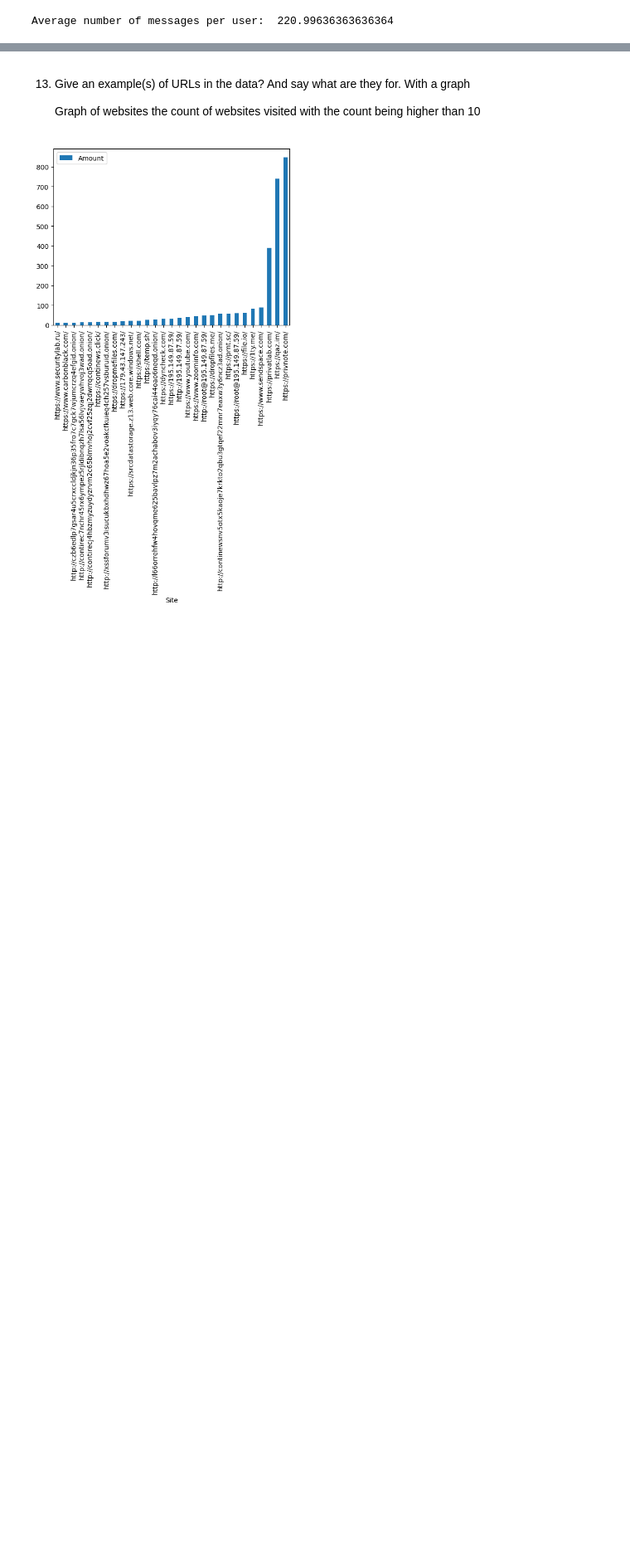
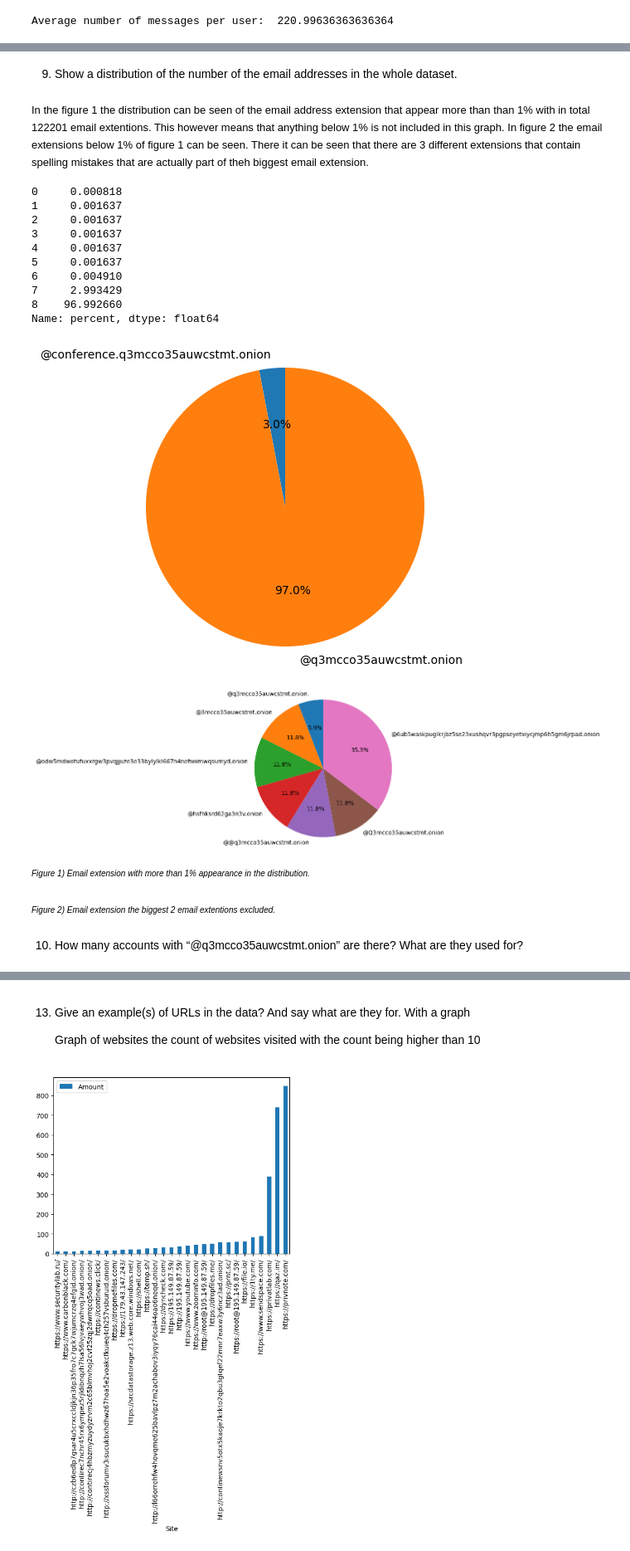
Before and after one commit to nagham-mekky/ForensicsAssignment3, a Jupyter notebook: Assignment3.ipynb, the cells around one changed output, grey strips where cells are left out. Shown: that part at 83% size. Saved outputs shown, nothing was run; the diff lists cells and outputs as text; code cells hidden in the pictures; blank space fills up the shorter version.

```diff
--- a/Assignment3.ipynb
+++ b/Assignment3.ipynb
@@ -125,0 +128,50 @@ Average number of messages per user:  220.99636363636364
+# %% [markdown]
+9) Show a distribution of the number of the email addresses in the whole dataset.
+# %% [markdown]
+<font size=2>
+In the figure 1 the distribution can be seen of the email address extension that appear more than than 1% with in total 122201 email extentions. This however means that anything below 1% is not included in this graph. In figure 2 the email extensions below 1% of figure 1 can be seen. There it can be seen that there are 3 different extensions that contain spelling mistakes that are actually part of theh biggest email extension.</font>
+# %%
+# read the csv file and set ";" to be the seperator
+df = pd.read_csv("EmailExtention.csv", sep=";")
+df2 = df.copy(deep=True)
+
+df['percent'] = (df['amount'] / df['amount'].sum()) * 100
+
+print(df['percent'])
+
+df = df[df.percent > 1]
+
+fig1, ax1 = plt.subplots()
+ax1.pie(df['percent'], labels=df['extention'], autopct='%1.1f%%', startangle=90)
+ax1.axis('equal')  # Equal aspect ratio ensures that pie is drawn as a circle.
+#plt.show()
+
+df2 = df2.drop(df2.index[len(df2)-1])
+df2 = df2.drop(df2.index[len(df2)-1])
+
+df2['percent'] = (df2['amount'] / df2['amount'].sum()) * 100
+
+fig2, ax2 = plt.subplots()
+ax2.pie(df2['percent'], labels=df2['extention'], autopct='%1.1f%%', startangle=90)
+ax2.axis('equal')  # Equal aspect ratio ensures that pie is drawn as a circle.
+
+plt.show()
+# %% [output]
+0     0.000818
+1     0.001637
+2     0.001637
+3     0.001637
+4     0.001637
+5     0.001637
+6     0.004910
+7     2.993429
+8    96.992660
+Name: percent, dtype: float64
+[figure, added]
+[figure, added]
+# %% [markdown]
+<font size=1> *Figure 1) Email extension with more than 1% appearance in the distribution.* </font>
+# %% [markdown]
+<font size=1> *Figure 2) Email extension the biggest 2 email extentions excluded.* </font>
+# %% [markdown]
+10) How many accounts with “@q3mcco35auwcstmt.onion” are there? What are they used for?
```
Also changed, not shown: parts of 16 cells of this notebook, 2 other files.
